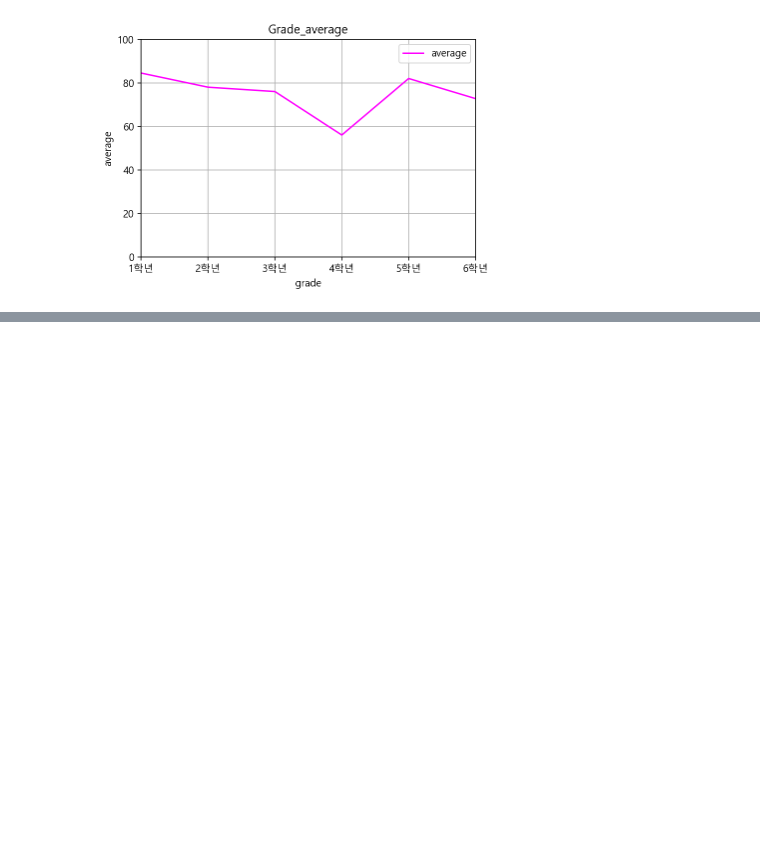
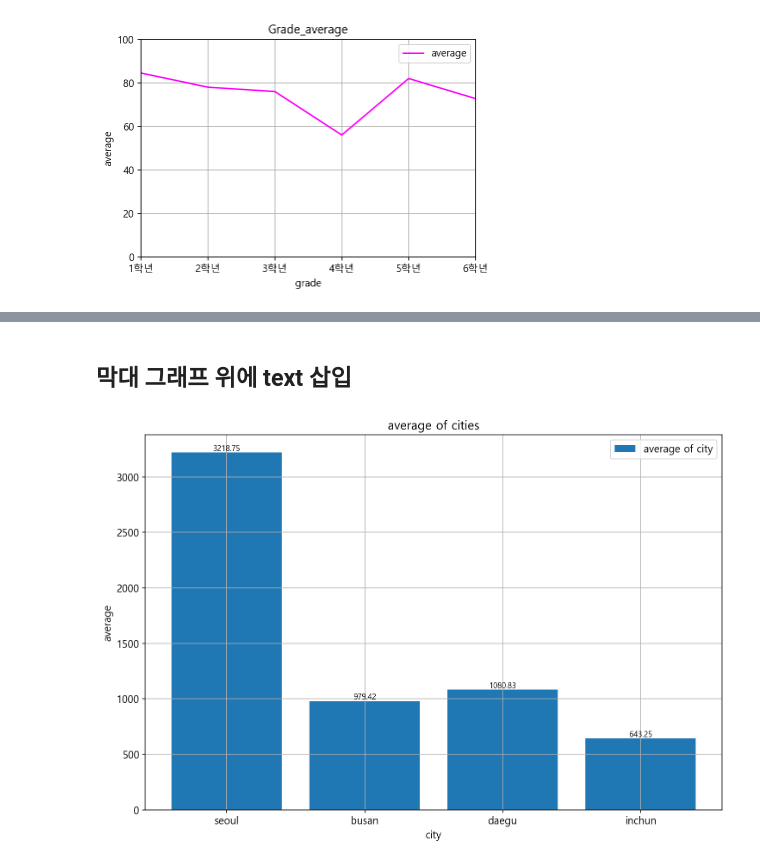
Before and after one commit to junhong-CHEON/python_study, a Jupyter notebook: 12-matplotlib.ipynb, the cells around one changed output, grey strips where cells are left out. Saved outputs shown, nothing was run; the diff lists cells and outputs as text; code cells hidden in the pictures; blank space fills up the shorter version.

```diff
--- a/12-matplotlib.ipynb
+++ b/12-matplotlib.ipynb
@@ -75,7 +75,10 @@ with open("grade.csv", 'r', encoding = 'euc-kr') as f:
     for i, item in enumerate(line):
         if i > 0:
             tmp = item.strip().split(',')
-            dic[tmp[0]] = np.array([int(tmp[1]), int(tmp[2]), int(tmp[3]), int(tmp[4])])
+            arr = []
+            for j in range(1, len(tmp)):
+                arr.append(int(tmp[j]))
+            dic[tmp[0]] = np.array(arr)
 
 grade_average = []
 keys = list(dic.keys())
@@ -92,7 +95,7 @@ pyplot.grid()
 pyplot.title('Grade_average')
 pyplot.xlabel('grade')
 pyplot.ylabel('average')
-pyplot.savefig('line1-1.png')
+
 
 # x축의 좌표에 대한 리스트 생성
 xpos = list(range(0, len(grade_average)))
@@ -107,0 +199,33 @@ pyplot.close()
+# %% [markdown]
+## 막대 그래프 위에 text 삽입
+# %%
+city_list = [seoul, busan, daegu, inchun]
+x = ['seoul', 'busan', 'daegu', 'inchun']
+y = []
+
+for i in city_list:
+    y.append(np.average(np.array(i)))
+
+plt.rcParams["font.size"] = 12
+plt.rcParams["figure.figsize"] = (12,8)
+
+plt.figure()
+
+plt.bar(x, y, label = 'average of city')
+plt.legend()
+plt.xlabel('city')
+plt.ylabel('average')
+plt.title('average of cities')
+plt.grid()
+
+for i, v in enumerate(y):
+    str_val = "%0.2f" % v
+    plt.text(x[i], v, str_val, fontsize = 9, color = 'black',
+    horizontalalignment = 'center' , verticalalignment = 'bottom')
+
+plt.savefig('practice.png')
+plt.show()
+
+plt.close()
+# %% [output]
+[figure, added]
```
Also changed, not shown: parts of 13 cells of this notebook, 10 other files.
